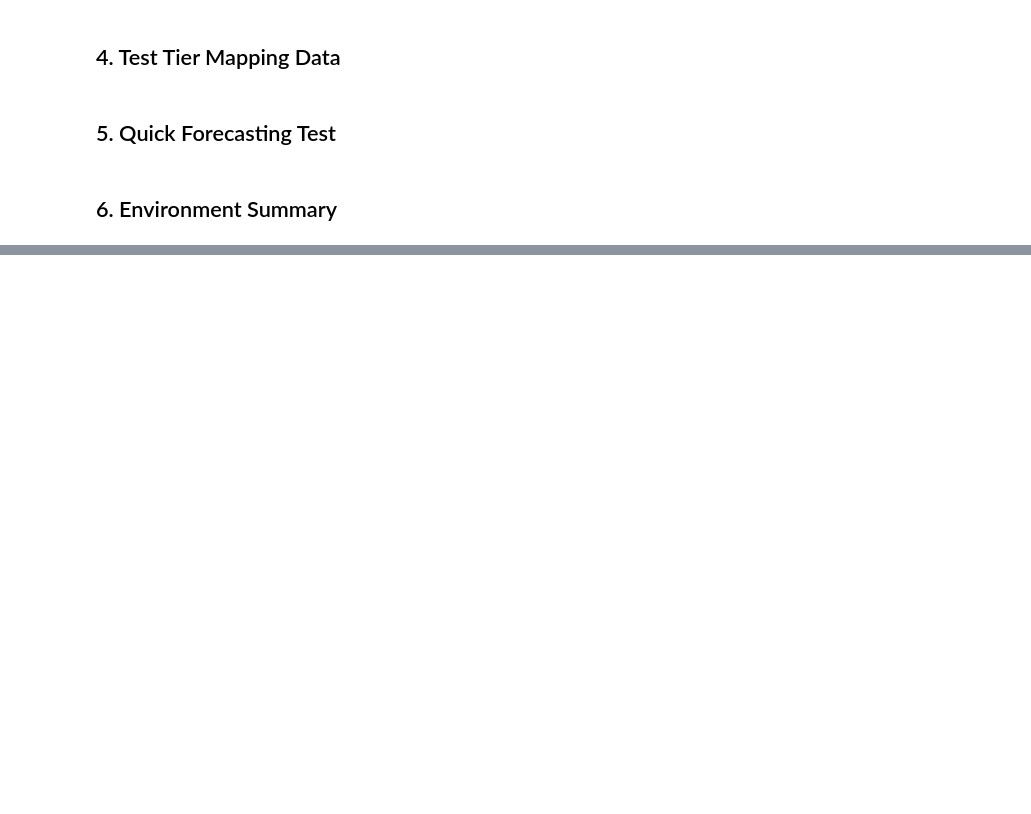
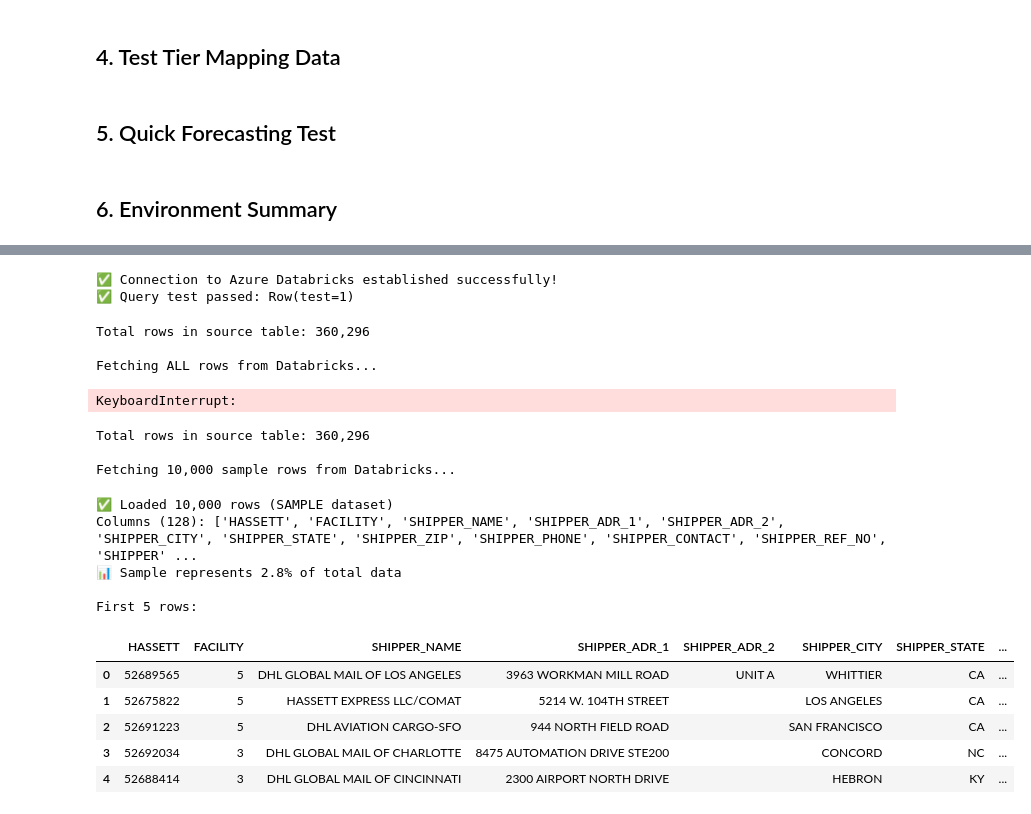
Before and after one commit to Frank-PD/hassett-forecasting, a Jupyter notebook: notebooks/00_setup_and_test.ipynb, the cells around one changed output, grey strips where cells are left out. Cells and saved outputs as stored; diff of their text form; code cells hidden in the pictures; blank space fills up the shorter version.

```diff
--- a/notebooks/00_setup_and_test.ipynb
+++ b/notebooks/00_setup_and_test.ipynb
@@ -203,0 +327,80 @@ else:
+# %%
+# Cell 6: from databricks import sql
+
+# Establish connection to Azure Databricks
+conn = sql.connect(
+    server_hostname="adb-434028626745069.9.azuredatabricks.net",
+    http_path="/sql/1.0/warehouses/23a9897d305fb7e2",
+    auth_type="databricks-oauth"
+)
+print("✅ Connection to Azure Databricks established successfully!")
+
+# Test the connection with a simple query
+cursor = conn.cursor()
+cursor.execute("SELECT 1 as test")
+result = cursor.fetchone()
+print(f"✅ Query test passed: {result}")
+# %% [output]
+✅ Connection to Azure Databricks established successfully!
+✅ Query test passed: Row(test=1)
+# %%
+# Cell 8: Query Hassett report table - FULL DATASET (no limit)
+# First, check how many rows exist in the source table
+count_query = "SELECT COUNT(*) as row_count FROM decus_domesticops_prod.dbo.tmp_hassett_report"
+count_result = pd.read_sql(count_query, conn)
+total_rows_in_db = count_result['row_count'][0]
+print(f"Total rows in source table: {total_rows_in_db:,}")
+
+# Now fetch all data
+query = "SELECT * FROM decus_domesticops_prod.dbo.tmp_hassett_report"
+print(f"\nFetching ALL rows from Databricks...")
+df_hassett = pd.read_sql(query, conn)
+print(f"✅ Loaded {len(df_hassett):,} rows (COMPLETE dataset)")
+print(f"Columns ({len(df_hassett.columns)}): {list(df_hassett.columns)}")
+
+if len(df_hassett) != total_rows_in_db:
+    print(f"\n⚠️  WARNING: Loaded {len(df_hassett):,} rows but source has {total_rows_in_db:,} rows!")
+else:
+    print(f"\n✅ Confirmed: All {total_rows_in_db:,} rows loaded successfully")
+
+print(f"\nFirst 5 rows:")
+df_hassett.head()
+# %% [output]
+Total rows in source table: 360,296
+
+Fetching ALL rows from Databricks...
+KeyboardInterrupt:
+# %%
+# Query Hassett report table - Sample for testing
+# First, check how many rows exist in the source table
+count_query = "SELECT COUNT(*) as row_count FROM decus_domesticops_prod.dbo.tmp_hassett_report"
+count_result = pd.read_sql(count_query, conn)
+total_rows_in_db = count_result['row_count'][0]
+print(f"Total rows in source table: {total_rows_in_db:,}")
+
+# Fetch a sample for testing (10,000 rows)
+SAMPLE_SIZE = 10000
+query = f"SELECT * FROM decus_domesticops_prod.dbo.tmp_hassett_report LIMIT {SAMPLE_SIZE}"
+print(f"\nFetching {SAMPLE_SIZE:,} sample rows from Databricks...")
+df_hassett = pd.read_sql(query, conn)
+print(f"✅ Loaded {len(df_hassett):,} rows (SAMPLE dataset)")
+print(f"Columns ({len(df_hassett.columns)}): {list(df_hassett.columns)}")
+print(f"📊 Sample represents {len(df_hassett)/total_rows_in_db*100:.1f}% of total data")
+
+print(f"\nFirst 5 rows:")
+df_hassett.head()
+# %% [output]
+Total rows in source table: 360,296
+
+Fetching 10,000 sample rows from Databricks...
+✅ Loaded 10,000 rows (SAMPLE dataset)
+Columns (128): ['HASSETT', 'FACILITY', 'SHIPPER_NAME', 'SHIPPER_ADR_1', 'SHIPPER_ADR_2', 'SHIPPER_CITY', 'SHIPPER_STATE', 'SHIPPER_ZIP', 'SHIPPER_PHONE', 'SHIPPER_CONTACT', 'SHIPPER_REF_NO', 'SHIPPER' ...
+📊 Sample represents 2.8% of total data
+
+First 5 rows:
+|  | HASSETT | FACILITY | SHIPPER_NAME | SHIPPER_ADR_1 | SHIPPER_ADR_2 | SHIPPER_CITY | SHIPPER_STATE | ... |
+| 0 | 52689565 | 5 | DHL GLOBAL MAIL OF LOS ANGELES | 3963 WORKMAN MILL ROAD | UNIT A | WHITTIER | CA | ... |
+| 1 | 52675822 | 5 | HASSETT EXPRESS LLC/COMAT | 5214 W. 104TH STREET |  | LOS ANGELES | CA | ... |
+| 2 | 52691223 | 5 | DHL AVIATION CARGO-SFO | 944 NORTH FIELD ROAD |  | SAN FRANCISCO | CA | ... |
+| 3 | 52692034 | 3 | DHL GLOBAL MAIL OF CHARLOTTE | 8475 AUTOMATION DRIVE STE200 |  | CONCORD | NC | ... |
+| 4 | 52688414 | 3 | DHL GLOBAL MAIL OF CINCINNATI | 2300 AIRPORT NORTH DRIVE |  | HEBRON | KY | ... |
```
Also changed, not shown: parts of 15 cells of this notebook, 19 other files.
